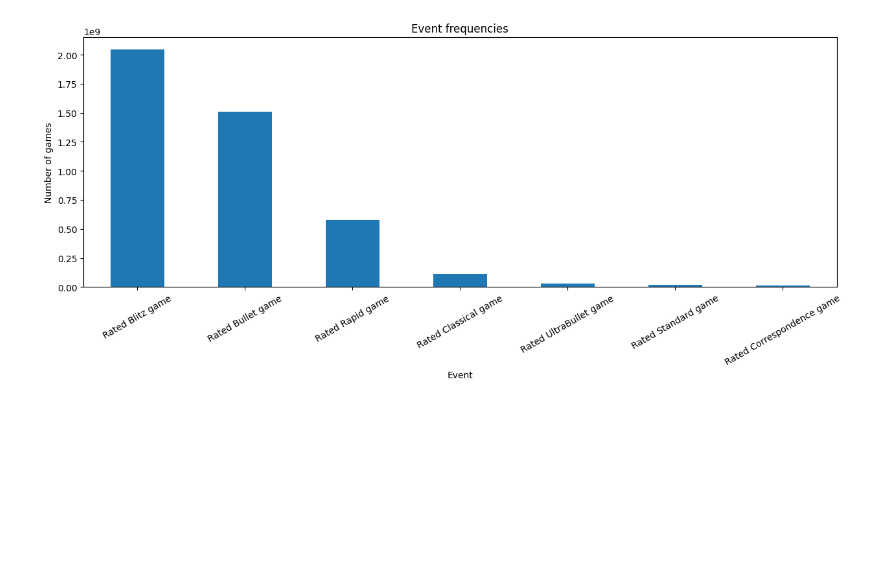
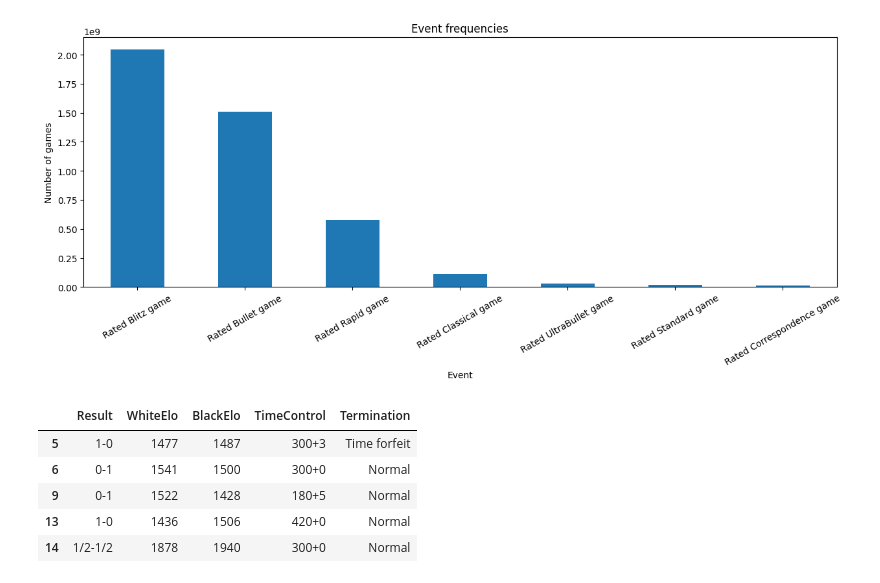
Before and after one commit to luizvalle/chessformer, a Jupyter notebook: data_analysis.ipynb, the cells around one changed output. Cells and saved outputs as stored; diff of their text form; code cells hidden in the pictures; blank space fills up the shorter version.

```diff
--- a/data_analysis.ipynb
+++ b/data_analysis.ipynb
@@ -72,3 +70,13 @@ plt.xticks(rotation=30)
 plt.show()
 # %% [output]
 [figure]
+# %%
+blitz_games = data[data["Event"] == "Rated Blitz game"].drop(columns=["Event"])
+blitz_games.head()
+# %% [output]
+|  | Result | WhiteElo | BlackElo | TimeControl | Termination |
+| 5 | 1-0 | 1477 | 1487 | 300+3 | Time forfeit |
+| 6 | 0-1 | 1541 | 1500 | 300+0 | Normal |
+| 9 | 0-1 | 1522 | 1428 | 180+5 | Normal |
+| 13 | 1-0 | 1436 | 1506 | 420+0 | Normal |
+| 14 | 1/2-1/2 | 1878 | 1940 | 300+0 | Normal |
```
Also changed, not shown: parts of 8 cells of this notebook.
